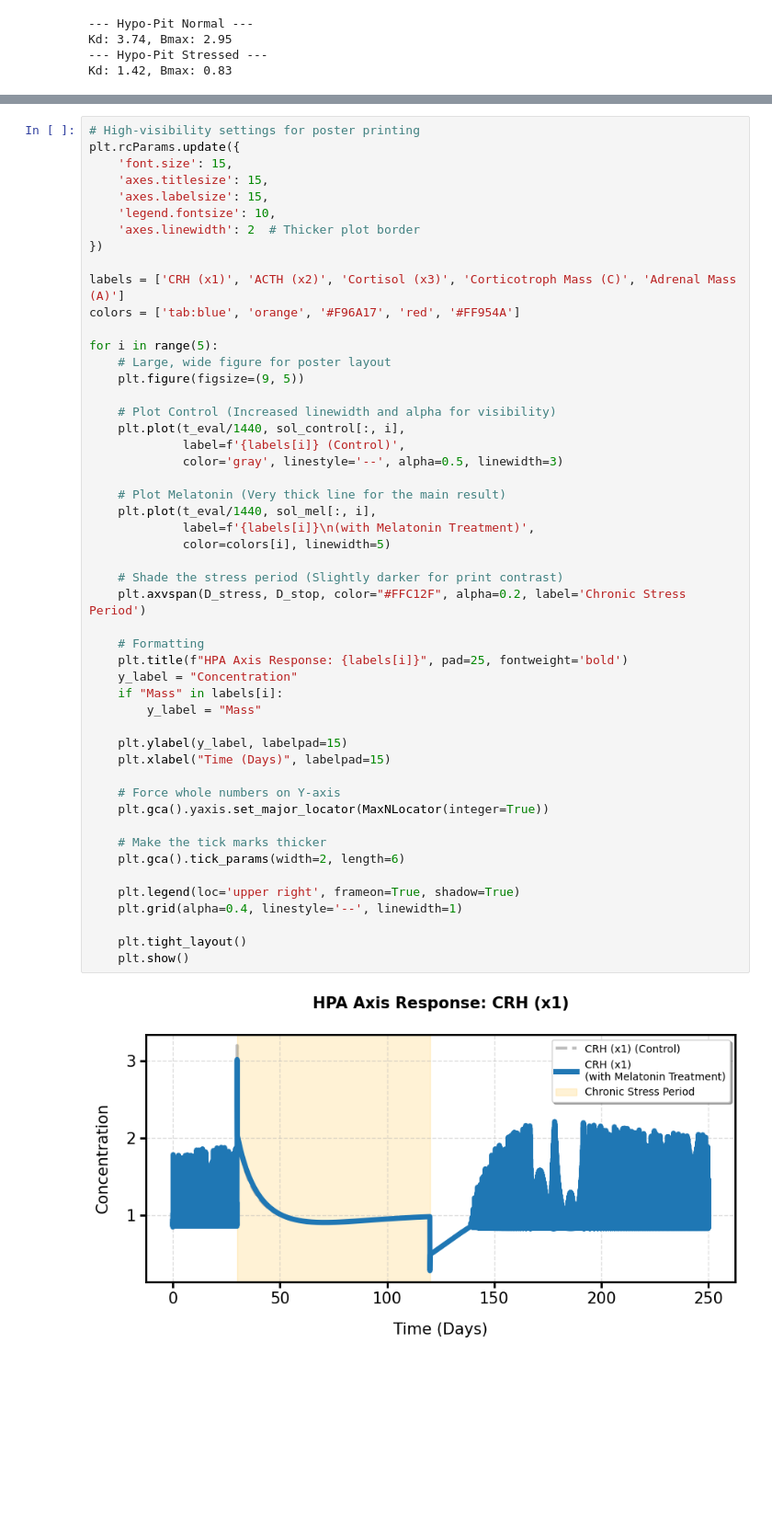
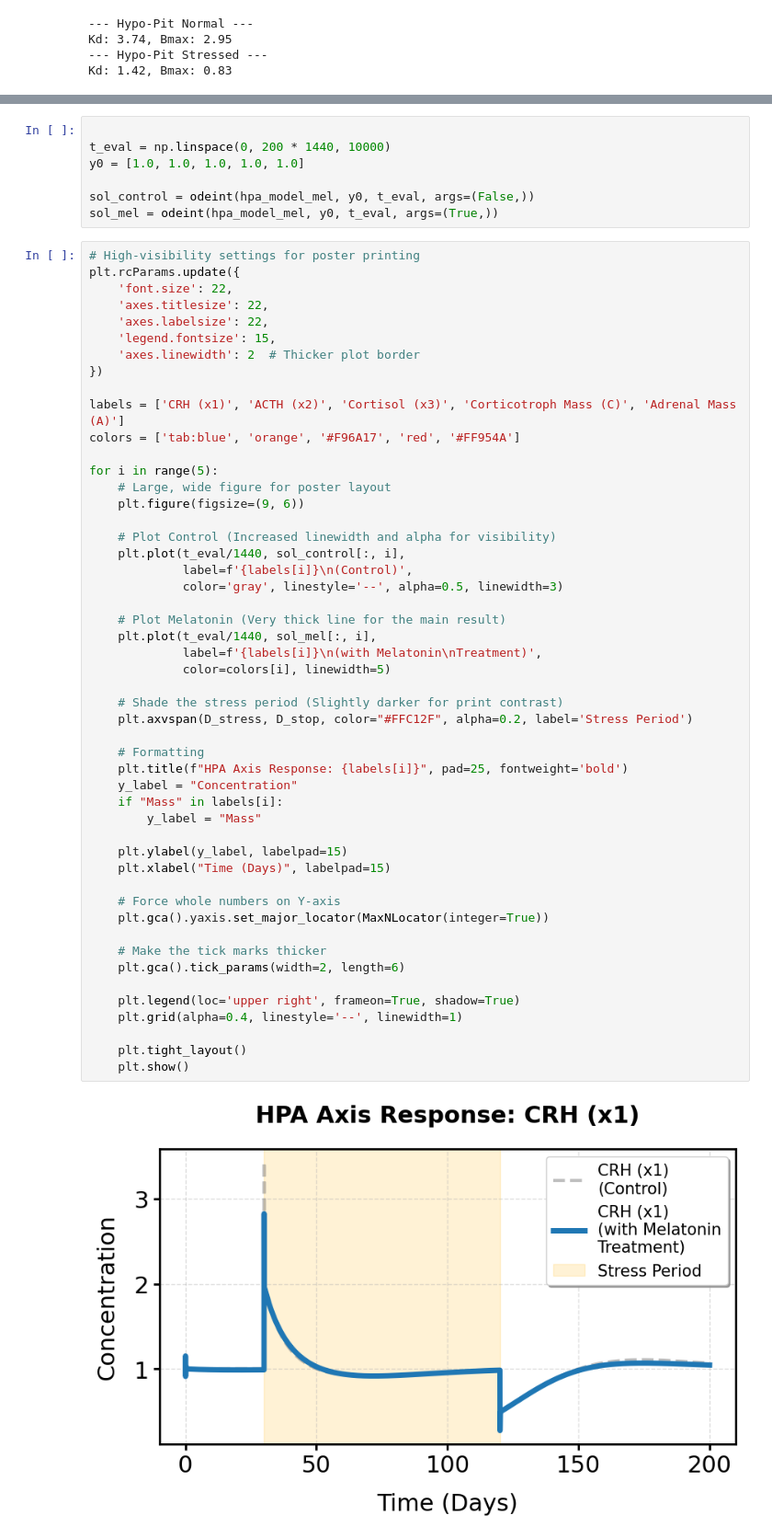
Before and after one commit to sandera0606/melatonin-HPA-dysregulation, a Jupyter notebook: final_project.ipynb, the cells around one changed output, grey strips where cells are left out. Shown at 92% size. Cells and saved outputs as stored; diff of their text form; blank space fills up the shorter version.

```diff
--- a/final_project.ipynb
+++ b/final_project.ipynb
@@ -237,10 +238,17 @@ sol_mel = odeint(hpa_model_mel, y0, t_eval, args=(True,))
+# %%
+
+t_eval = np.linspace(0, 200 * 1440, 10000)
+y0 = [1.0, 1.0, 1.0, 1.0, 1.0]
+
+sol_control = odeint(hpa_model_mel, y0, t_eval, args=(False,))
+sol_mel = odeint(hpa_model_mel, y0, t_eval, args=(True,))
 # %%
 # High-visibility settings for poster printing
 plt.rcParams.update({
-    'font.size': 15,
-    'axes.titlesize': 15,
-    'axes.labelsize': 15,
-    'legend.fontsize': 10,
+    'font.size': 22,
+    'axes.titlesize': 22,
+    'axes.labelsize': 22,
+    'legend.fontsize': 15,
     'axes.linewidth': 2  # Thicker plot border
 })
 
@@ -249,40 +257,40 @@ colors = ['tab:blue', 'orange', '#F96A17', 'red', '#FF954A']
 
 for i in range(5):
     # Large, wide figure for poster layout
-    plt.figure(figsize=(9, 5))
+    plt.figure(figsize=(9, 6))
 
     # Plot Control (Increased linewidth and alpha for visibility)
     plt.plot(t_eval/1440, sol_control[:, i],
-             label=f'{labels[i]} (Control)',
+             label=f'{labels[i]}\n(Control)',
              color='gray', linestyle='--', alpha=0.5, linewidth=3)
 
     # Plot Melatonin (Very thick line for the main result)
     plt.plot(t_eval/1440, sol_mel[:, i],
-             label=f'{labels[i]}\n(with Melatonin Treatment)',
+             label=f'{labels[i]}\n(with Melatonin\nTreatment)',
              color=colors[i], linewidth=5)
 
     # Shade the stress period (Slightly darker for print contrast)
-    plt.axvspan(D_stress, D_stop, color="#FFC12F", alpha=0.2, label='Chronic Stress Period')
+    plt.axvspan(D_stress, D_stop, color="#FFC12F", alpha=0.2, label='Stress Period')
 
     # Formatting
     plt.title(f"HPA Axis Response: {labels[i]}", pad=25, fontweight='bold')
     y_label = "Concentration"
     if "Mass" in labels[i]:
         y_label = "Mass"
 
     plt.ylabel(y_label, labelpad=15)
     plt.xlabel("Time (Days)", labelpad=15)
 
     # Force whole numbers on Y-axis
     plt.gca().yaxis.set_major_locator(MaxNLocator(integer=True))
 
     # Make the tick marks thicker
     plt.gca().tick_params(width=2, length=6)
 
     plt.legend(loc='upper right', frameon=True, shadow=True)
     plt.grid(alpha=0.4, linestyle='--', linewidth=1)
 
     plt.tight_layout()
     plt.show()
 # %% [output]
-[figure, old version]
+[figure, new version]
```
Also changed, not shown: parts of 5 cells of this notebook.
